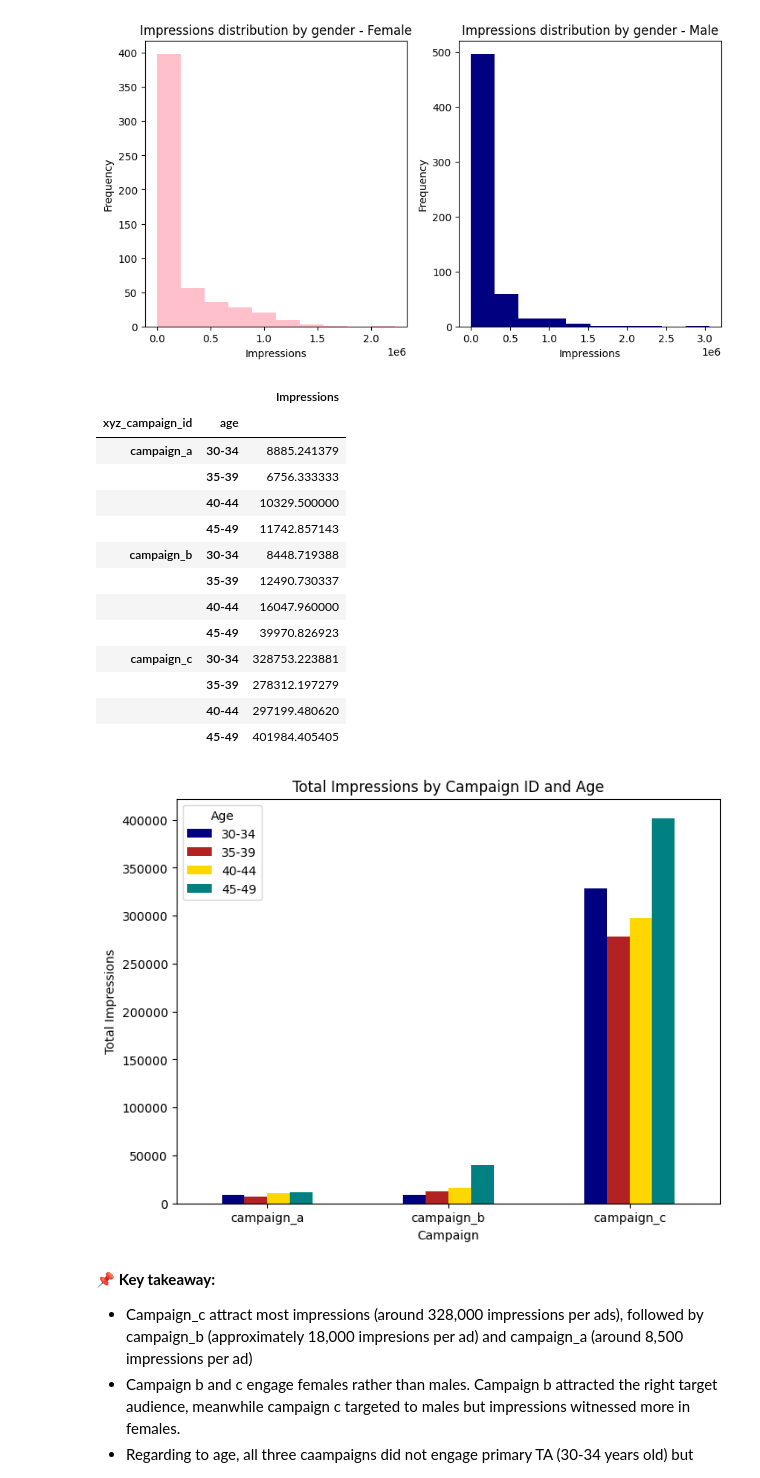
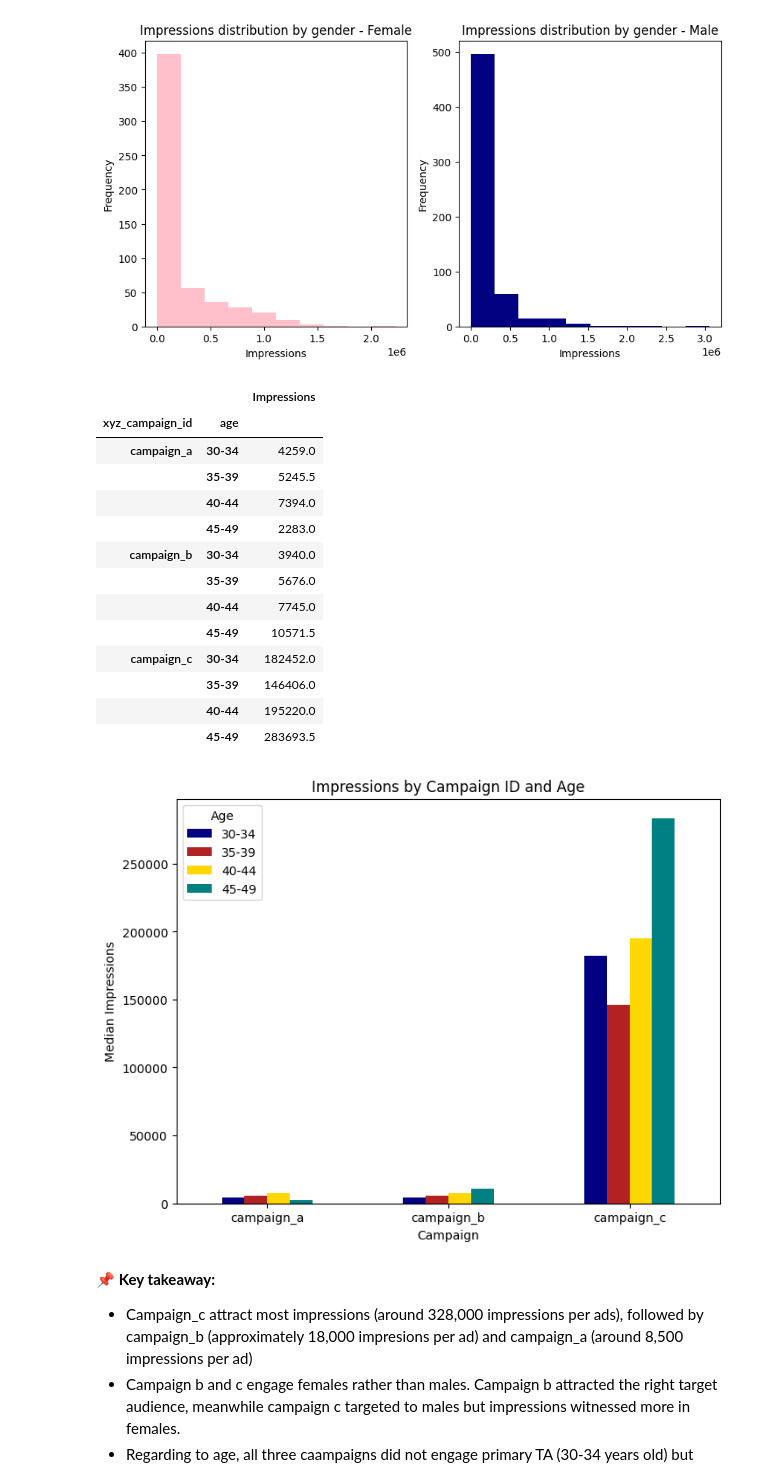
Before and after one commit to huongtran2104/Capstone-Project, a Jupyter notebook: Final_Project_Trần_Thị_Thu_Hương.ipynb, the cells around one changed output. Saved outputs shown, nothing was run; the diff lists cells and outputs as text; code cells hidden in the pictures.

```diff
--- a/Final_Project_Trần_Thị_Thu_Hương.ipynb
+++ b/Final_Project_Trần_Thị_Thu_Hương.ipynb
@@ -665,38 +665,38 @@ plt.title("Impressions distribution by gender - Male")
 Text(0.5, 1.0, 'Impressions distribution by gender - Male')
 [figure]
 # %%
-impressions_by_age_campaign = df.groupby(['xyz_campaign_id', 'age']).agg({'Impressions': 'mean'})
+impressions_by_age_campaign = df.groupby(['xyz_campaign_id', 'age']).agg({'Impressions': 'median'})
 impressions_by_age_campaign
 # %% [output]
 |  |  | Impressions |
 | xyz_campaign_id | age |  |
-| campaign_a | 30-34 | 8885.241379 |
-|  | 35-39 | 6756.333333 |
-|  | 40-44 | 10329.500000 |
-|  | 45-49 | 11742.857143 |
-| campaign_b | 30-34 | 8448.719388 |
-|  | 35-39 | 12490.730337 |
-|  | 40-44 | 16047.960000 |
-|  | 45-49 | 39970.826923 |
-| campaign_c | 30-34 | 328753.223881 |
-|  | 35-39 | 278312.197279 |
-|  | 40-44 | 297199.480620 |
-|  | 45-49 | 401984.405405 |
+| campaign_a | 30-34 | 4259.0 |
+|  | 35-39 | 5245.5 |
+|  | 40-44 | 7394.0 |
+|  | 45-49 | 2283.0 |
+| campaign_b | 30-34 | 3940.0 |
+|  | 35-39 | 5676.0 |
+|  | 40-44 | 7745.0 |
+|  | 45-49 | 10571.5 |
+| campaign_c | 30-34 | 182452.0 |
+|  | 35-39 | 146406.0 |
+|  | 40-44 | 195220.0 |
+|  | 45-49 | 283693.5 |
 # %%
 pivot_df = impressions_by_age_campaign.unstack(level='age')
 pivot_df.columns = ["30-34", "35-39","40-44","45-49"]
 
 pivot_df.plot(kind='bar', figsize=(8,6), color=['navy', 'firebrick', "gold", "teal"])
 
-plt.title("Total Impressions by Campaign ID and Age")
+plt.title("Impressions by Campaign ID and Age")
 plt.xlabel("Campaign")
-plt.ylabel("Total Impressions")
+plt.ylabel("Median Impressions")
 plt.legend(title="Age")
 plt.xticks(rotation=0)
 
 plt.show()
 # %% [output]
-[figure, old version]
+[figure, new version]
 # %% [markdown]
 📌 **Key takeaway:**
 - Campaign_c attract most impressions (around 328,000 impressions per ads), followed by campaign_b (approximately 18,000 impresions per ad) and campaign_a (around 8,500 impressions per ad)
```
Also changed, not shown: parts of 31 cells of this notebook.
